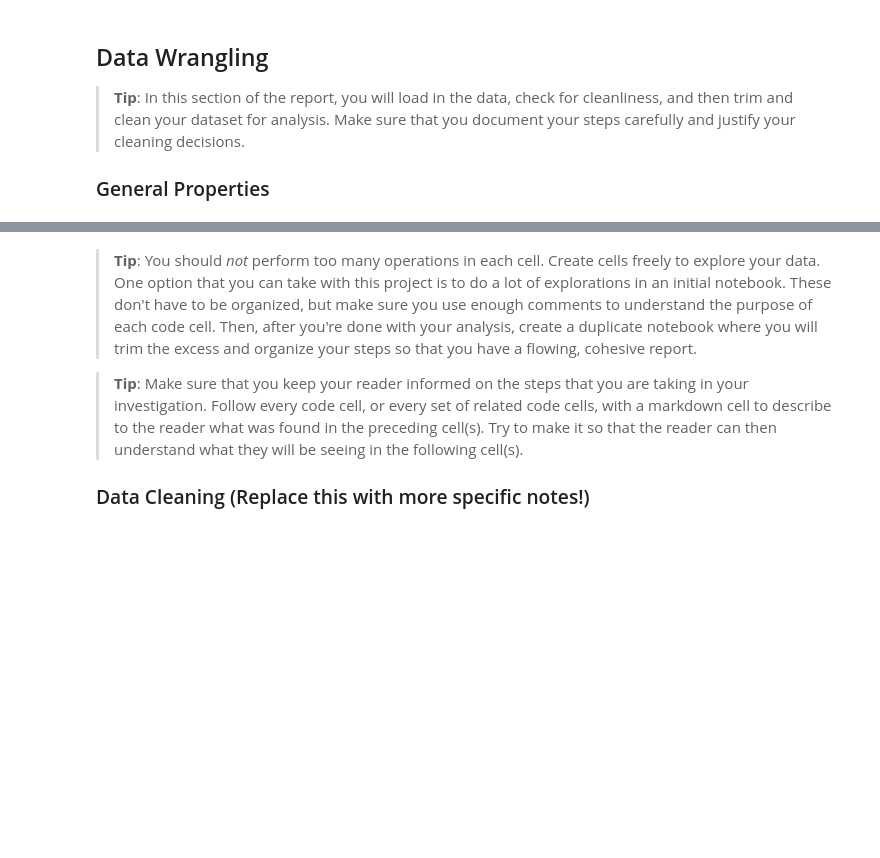
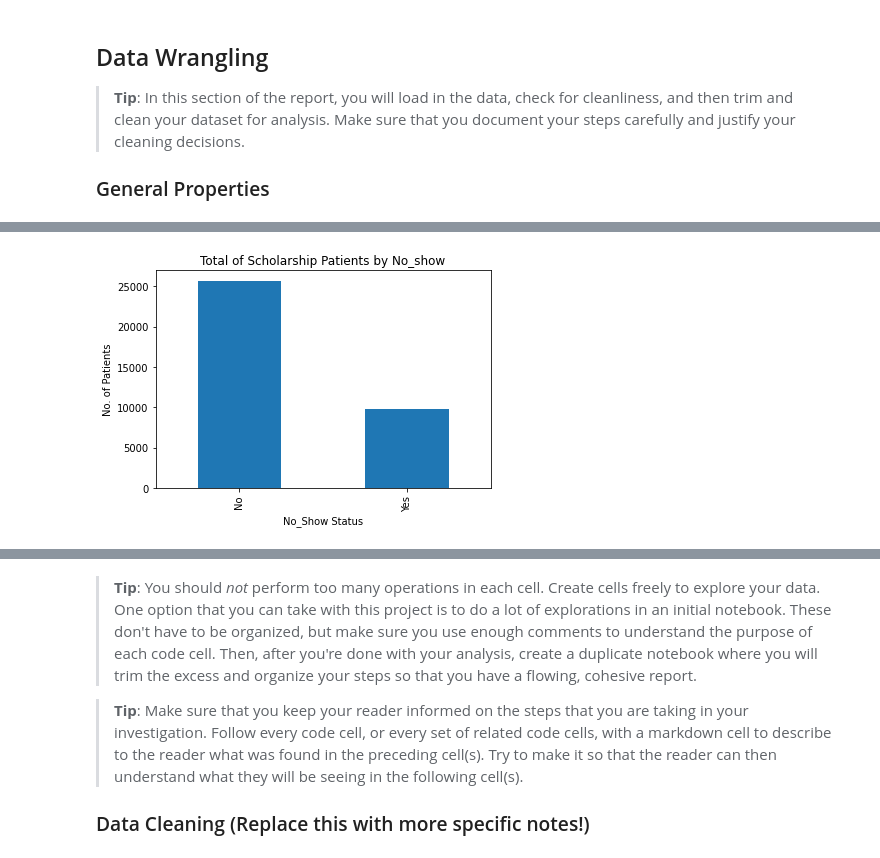
Before and after one commit to 3liud/Investigating_appointment_no_show_dataset, a Jupyter notebook: investigating_appointment_no_show_dataset.ipynb, the cells around one changed output, grey strips where cells are left out. Drawn from its saved outputs; the diff is of its cells as text; code cells hidden in the pictures; blank space fills up the shorter version.

```diff
--- a/investigating_appointment_no_show_dataset.ipynb
+++ b/investigating_appointment_no_show_dataset.ipynb
@@ -49,0 +166,8 @@ df_appoint = pd.read_csv('noshowappointments-kagglev2-may-2016.csv')
+# %%
+df_appoint.groupby(['No_Show'])['SMS_received'].sum().plot(
+    kind='bar',
+    title='Total of Scholarship Patients by No_show');
+plt.xlabel("No_Show Status");
+plt.ylabel("No. of Patients");
+# %% [output]
+[figure, added]
```
Also changed, not shown: parts of 20 cells of this notebook.
